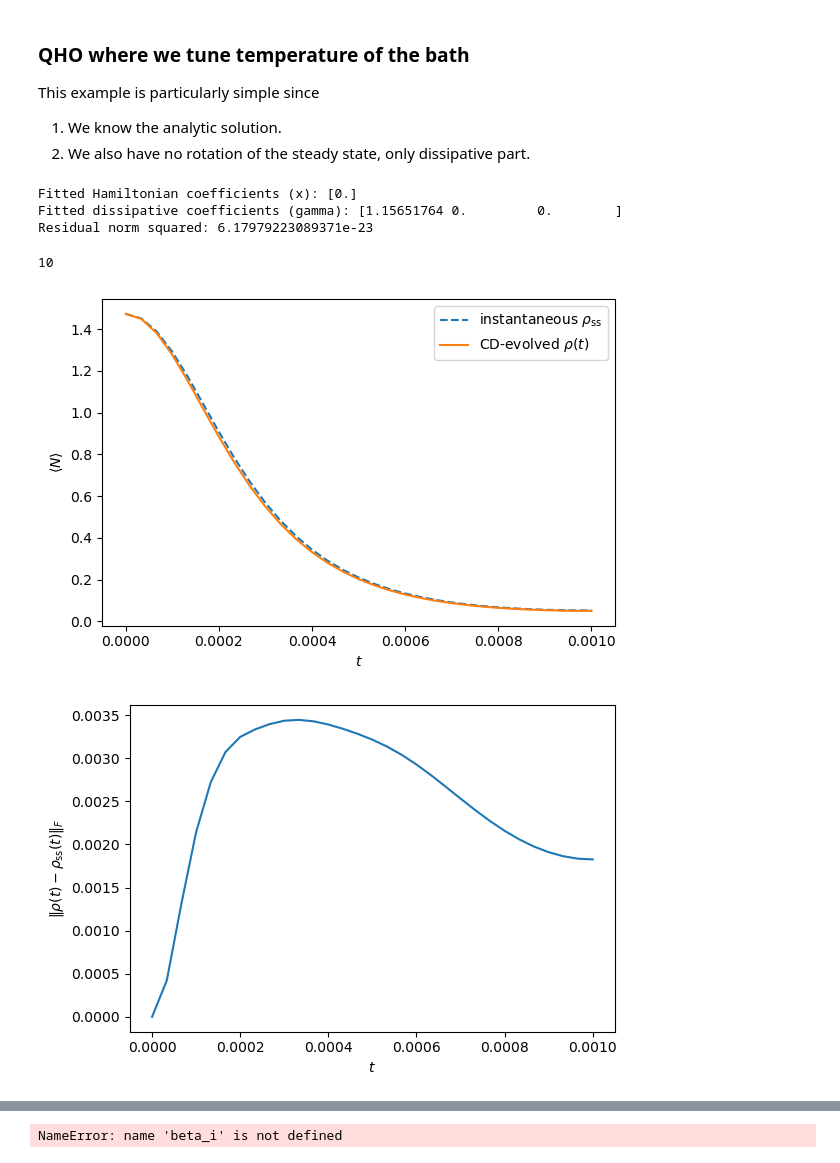
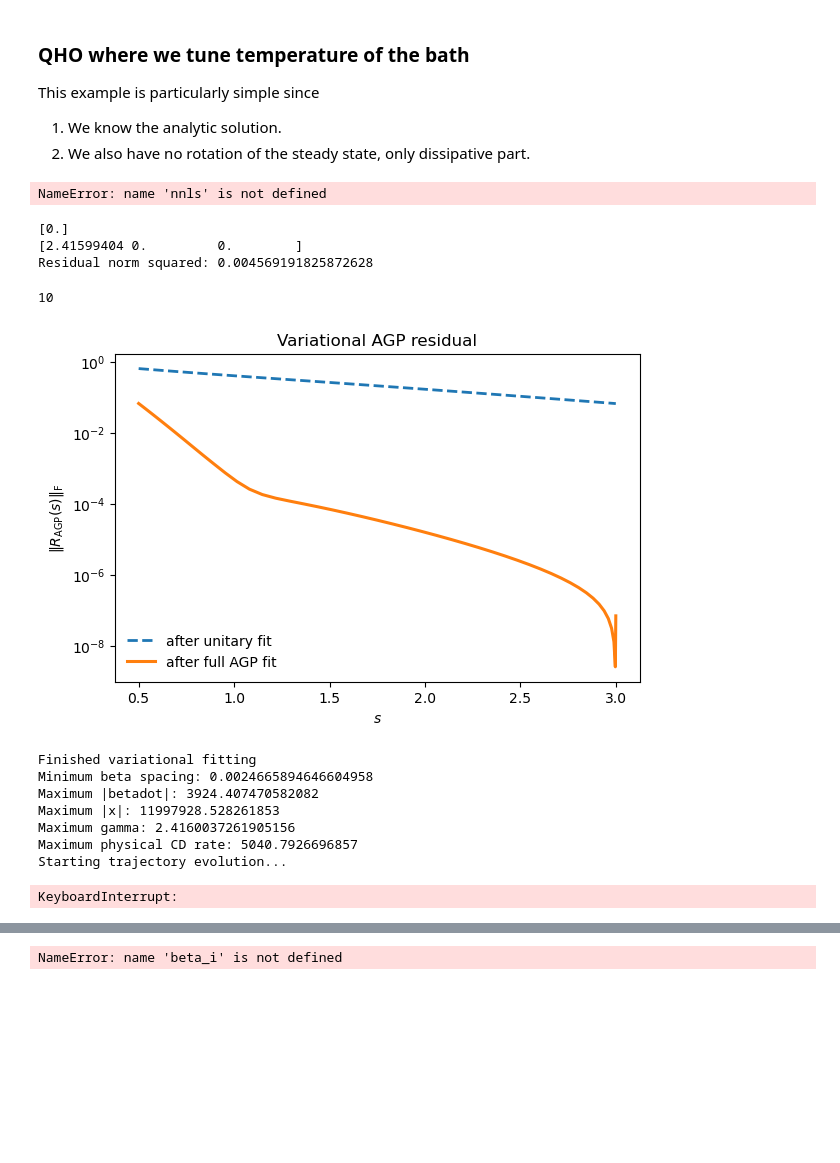
Before and after one commit to jwalkling/Driven_OQS, a Jupyter notebook: src_code/notebooks/QHO Lindblad.ipynb, the cells around one changed output, grey strips where cells are left out. Drawn from its saved outputs; the diff is of its cells as text; code cells hidden in the pictures; blank space fills up the shorter version.

Commit message:
BUG: nnls import missing from main.py. Errors in CD still problematic.

```diff
--- a/src_code/notebooks/QHO Lindblad.ipynb
+++ b/src_code/notebooks/QHO Lindblad.ipynb
@@ -328,7 +328,7 @@ x, gamma, residual_total, details = fit_overall_AGP(
     hamiltonians,
     jump_operators,
     lam_unitary=0.0,
-    lam_dissipative=10**(-12),
+    lam_dissipative=10**(-1),
     return_details=True,
 )
 
@@ -341,9 +341,7 @@ print("Residual norm squared:", details["residual_total_norm_squared"])
 # print("Gamma norm squared:", results["gamma_norm_squared"])
 # print("Theory value of gamma if we just have 'a':", omega/(1-np.exp(-beta*omega)))
 # %% [output]
-Fitted Hamiltonian coefficients (x): [0.]
-Fitted dissipative coefficients (gamma): [1.15651764 0.         0.        ]
-Residual norm squared: 6.17979223089371e-23
+NameError: name 'nnls' is not defined
 # %%
 def approx_CD_trajectory(
     model,
@@ -523,3 +662,35 @@ def approx_CD_trajectory(
+# %%
+#Testing the AGP solver at a couple of values
+dim = 10
+omega =1
+beta = beta_of_t(0.6)
+
+a = annihilation_operator(dim)
+adag = creation_operator(dim)
+N = adag @ a
+
+hamiltonians = [N]
+jump_operators = [a, a@a, adag@a]
+
+rho_ss, drho_ds=thermal_rho_ss_and_derivative(dim, omega, beta)
+
+x, gamma, residual_total, details = fit_overall_AGP(
+    rho_ss=rho_ss,
+    partial_s_rho_ss=drho_ds,
+    hamiltonians=hamiltonians,
+    jump_operators=jump_operators,
+    lam_unitary=10**(-12),
+    lam_dissipative=10**(-12),
+    return_details=True,
+)
+
+print(x)
+print(gamma)
+print("Residual norm squared:", details["residual_total_norm_squared"])
+# %% [output]
+[0.]
+[2.41599404 0.         0.        ]
+Residual norm squared: 0.004569191825872628
 # %%
 # ============================================================
 # Approximate-CD trajectory for thermal harmonic oscillator
@@ -536,7 +707,7 @@ beta0 = 0.5
 beta1 = 3.0
 
 tau = 0.001          # protocol duration: smaller = faster
-nsteps = 31       # number of AGP/evolution grid points
+nsteps = 41       # number of AGP/evolution grid points
 
 # --------------------
 # Operators
@@ -589,7 +760,7 @@ jump_operators = [
 # --------------------
 # Run approximate-CD evolution
 # --------------------
-t, traj, rho_t, rho_ss_t = approx_CD_trajectory(
+t, traj, rho_t, rho_ss_t, agp_data = approx_CD_trajectory(
     model,
     beta_of_t,
     times,
@@ -598,7 +769,11 @@ t, traj, rho_t, rho_ss_t = approx_CD_trajectory(
     dim=dim,
     lam_unitary=0.0,
     lam_dissipative=1e-12,
+    plot_residual=True,
+    residual_logscale=True,
 )
+
+print(agp_data["residual_norm"])
 
 # ============================================================
 # Compare actual trajectory with instantaneous steady state
@@ -613,32 +788,39 @@ N_ss = np.array([
     np.trace(rho @ N).real
     for rho in rho_ss_t
 ])
 
 plt.figure(figsize=(6, 4))
 
 plt.plot(t, N_ss, "--", label=r"instantaneous $\rho_{\rm ss}$")
 plt.plot(t, N_actual, label=r"CD-evolved $\rho(t)$")
 
 plt.xlabel(r"$t$")
 plt.ylabel(r"$\langle N\rangle$")
 plt.legend()
 plt.tight_layout()
 plt.show()
 
 # Optional: direct density-matrix tracking error
 tracking_error = np.array([
     np.linalg.norm(rho - rho_ss, ord="fro")
     for rho, rho_ss in zip(rho_t, rho_ss_t)
 ])
 
 plt.figure(figsize=(6, 4))
 plt.plot(t, tracking_error)
 
 plt.xlabel(r"$t$")
 plt.ylabel(r"$\|\rho(t)-\rho_{\rm ss}(t)\|_F$")
 plt.tight_layout()
 plt.show()
 # %% [output]
 10
-[figure, old version]
+[figure, new version]
-[figure, removed]
+Finished variational fitting
+Minimum beta spacing: 0.0024665894646604958
+Maximum |betadot|: 3924.407470582082
+Maximum |x|: 11997928.528261853
+Maximum gamma: 2.4160037261905156
+Maximum physical CD rate: 5040.7926696857
+Starting trajectory evolution...
+KeyboardInterrupt:
```
Also changed, not shown: parts of 3 cells of this notebook, 1 other file.
